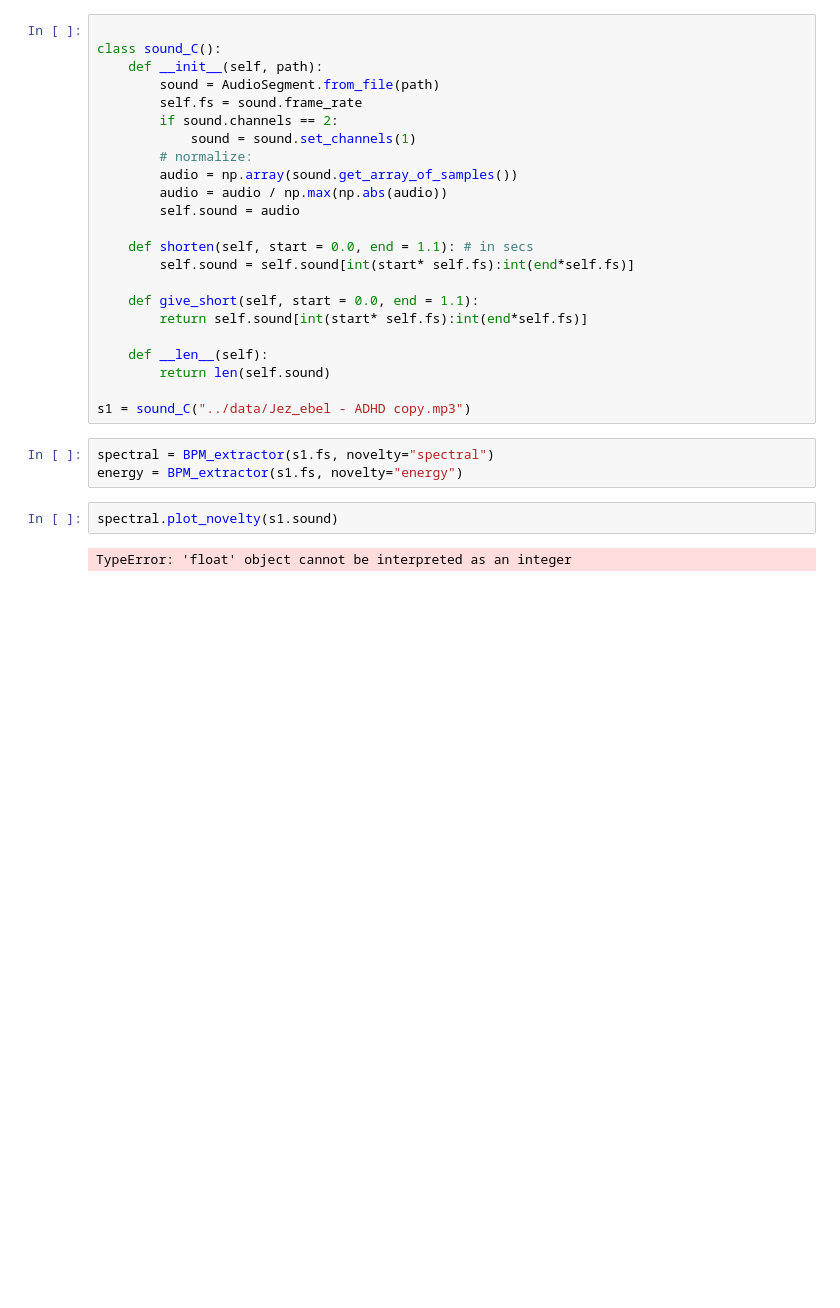
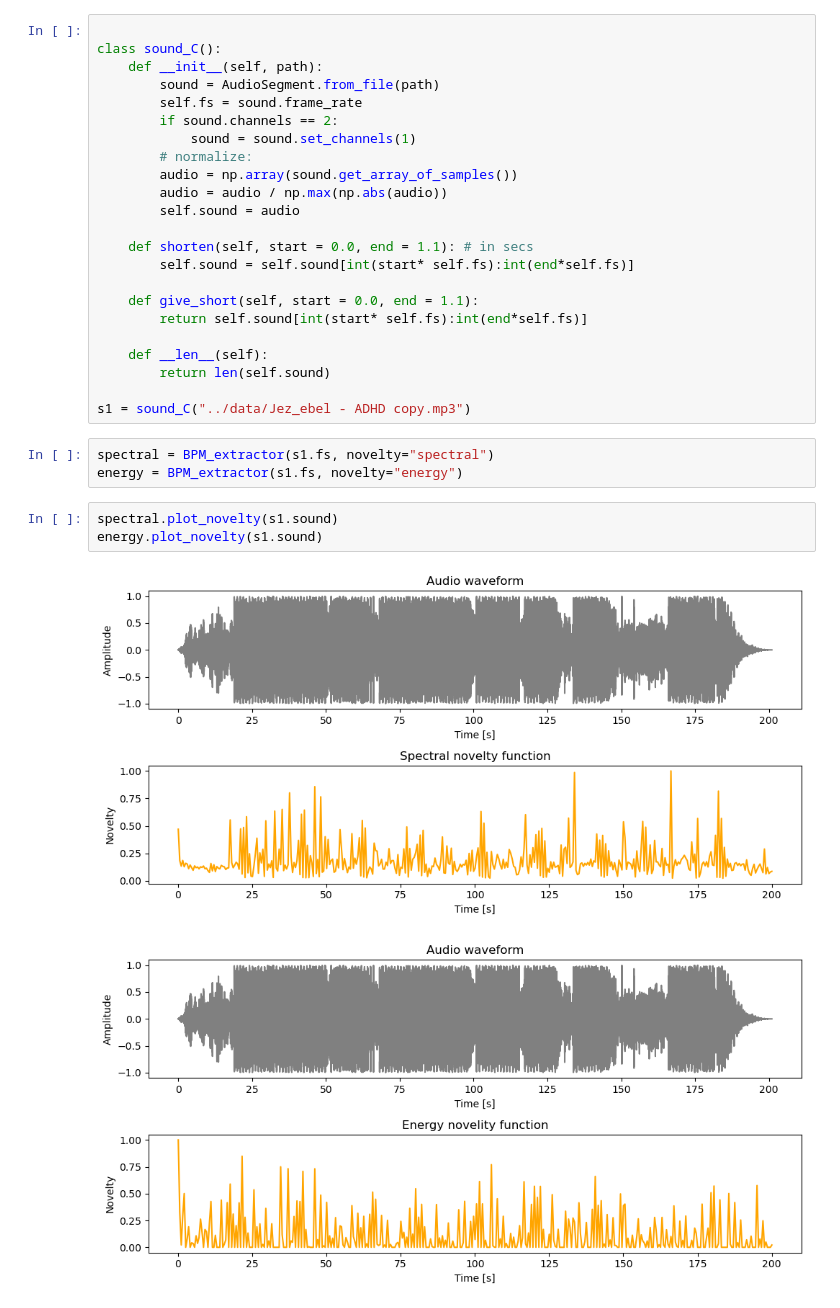
Before and after one commit to JarlSteph/Music_project, a Jupyter notebook: BPM extraction/main.ipynb, the cells around one changed output. Saved outputs shown, nothing was run; the diff lists cells and outputs as text; blank space fills up the shorter version.

```diff
--- a/BPM extraction/main.ipynb
+++ b/BPM extraction/main.ipynb
@@ -33,5 +33,7 @@ spectral = BPM_extractor(s1.fs, novelty="spectral")
 energy = BPM_extractor(s1.fs, novelty="energy")
 # %%
 spectral.plot_novelty(s1.sound)
+energy.plot_novelty(s1.sound)
 # %% [output]
-TypeError: 'float' object cannot be interpreted as an integer
+[figure, added]
+[figure, added]
```
Also changed, not shown: 1 other file.
